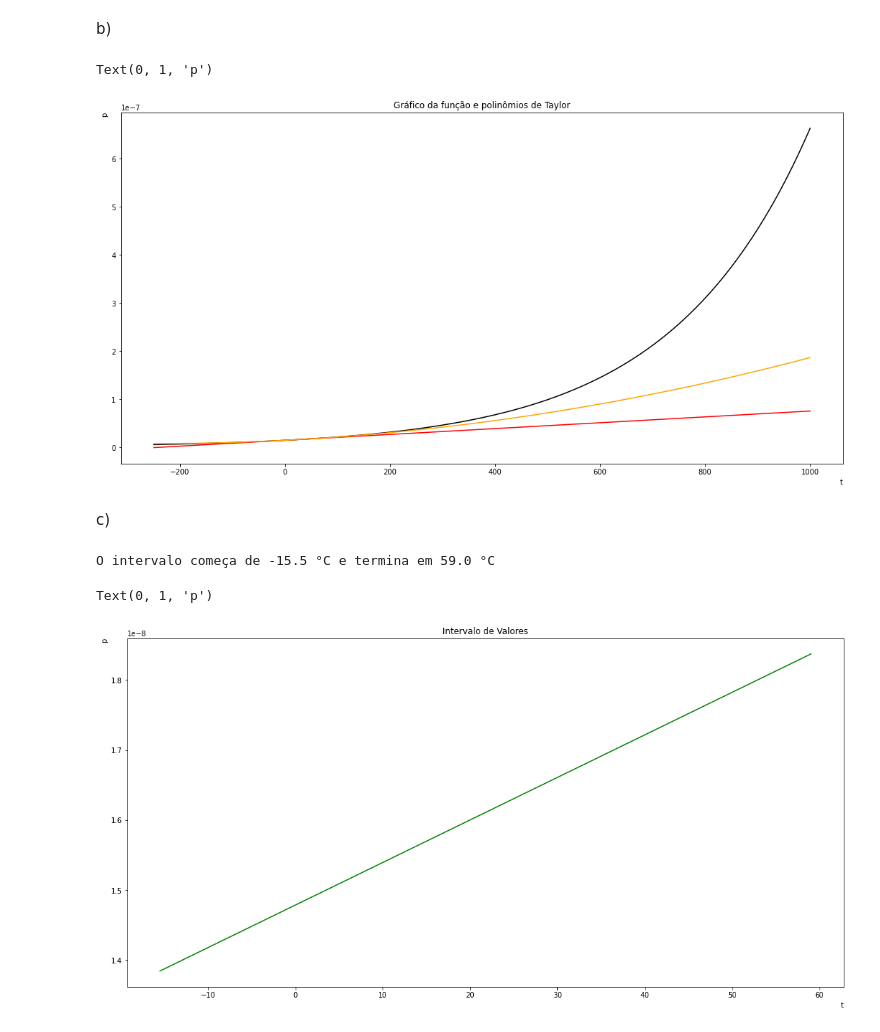
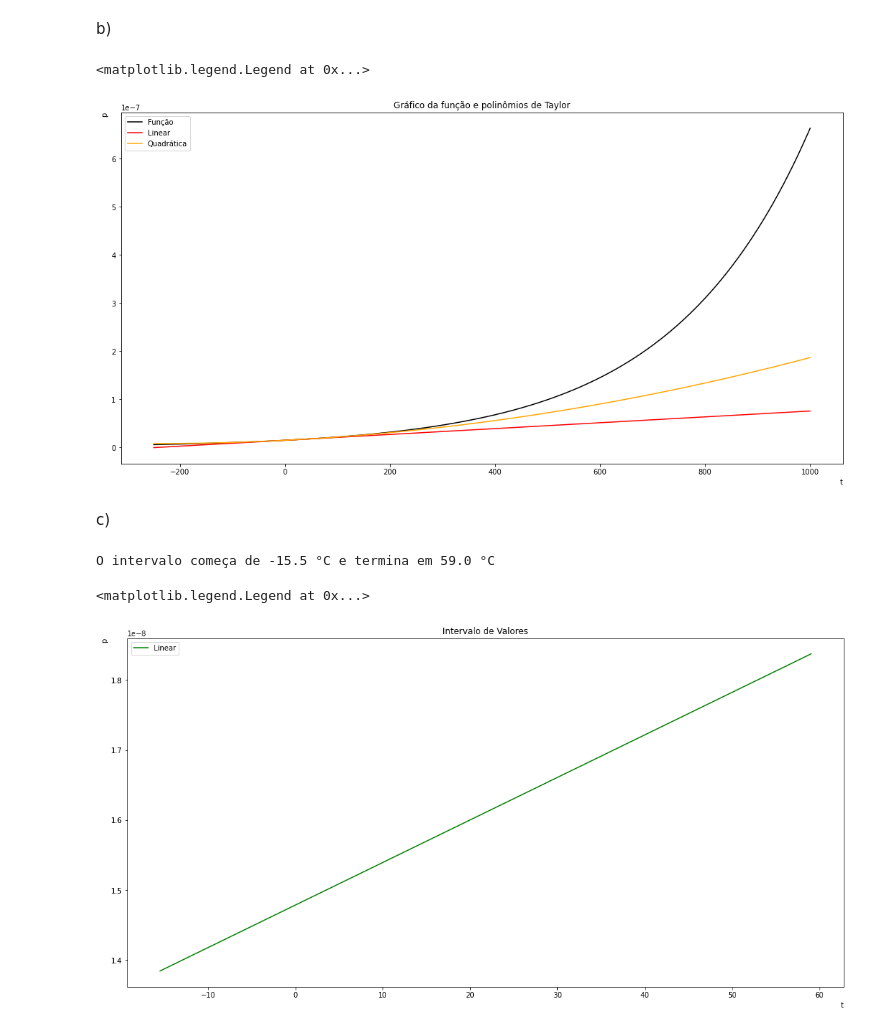
Before and after one commit to leotanaka4/trabalho-metmat, a Jupyter notebook: main.ipynb, the cells around one changed output. Cells and saved outputs as stored; diff of their text form; code cells hidden in the pictures.

```diff
--- a/main.ipynb
+++ b/main.ipynb
@@ -111,16 +116,17 @@ b)
 # %%
 t = np.linspace(-250, 1000, 12500)
 
 fig, ax = plt.subplots()
-ax.plot(t, p(t), "black")
-ax.plot(t, linear(t), "red")
-ax.plot(t, quadratica(t), "orange")
+ax.plot(t, p(t), "black", label="Função")
+ax.plot(t, linear(t), "red", label="Linear")
+ax.plot(t, quadratica(t), "orange", label="Quadrática")
 ax.set_title("Gráfico da função e polinômios de Taylor")
 ax.set_xlabel("t", loc="right")
 ax.set_ylabel("p", loc="top")
+ax.legend()
 # %% [output]
-Text(0, 1, 'p')
+<matplotlib.legend.Legend at 0x...>
-[figure, old version]
+[figure, new version]
 # %% [markdown]
 c)
 # %%
@@ -135,11 +141,12 @@ for i in t:
 print("O intervalo começa de %.1f °C e termina em %.1f °C" % (x[0], x[-1]))
 
 fig, ax = plt.subplots()
-ax.plot(x, y, "green")
+ax.plot(x, y, "green", label="Linear")
 ax.set_title("Intervalo de Valores")
 ax.set_xlabel("t", loc="right")
 ax.set_ylabel("p", loc="top")
+ax.legend()
 # %% [output]
 O intervalo começa de -15.5 °C e termina em 59.0 °C
-Text(0, 1, 'p')
+<matplotlib.legend.Legend at 0x...>
-[figure, old version]
+[figure, new version]
```
Also changed, not shown: parts of 2 cells of this notebook.
